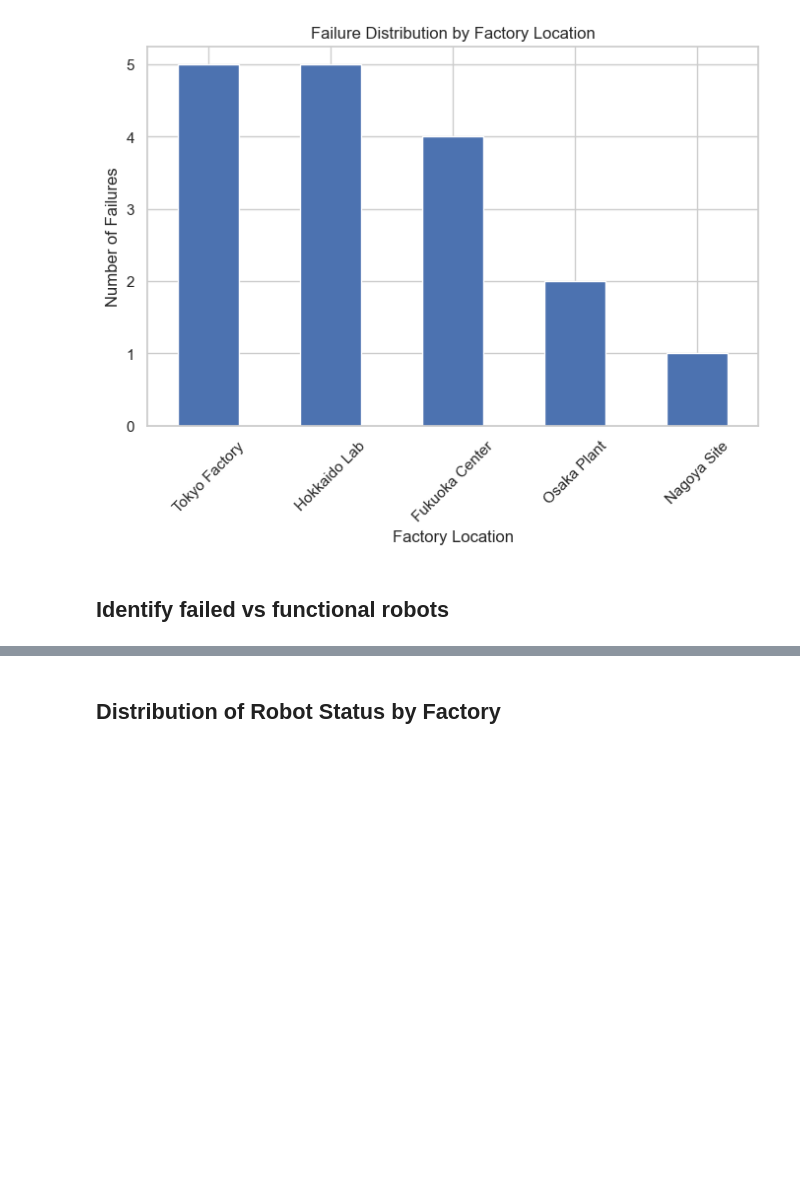
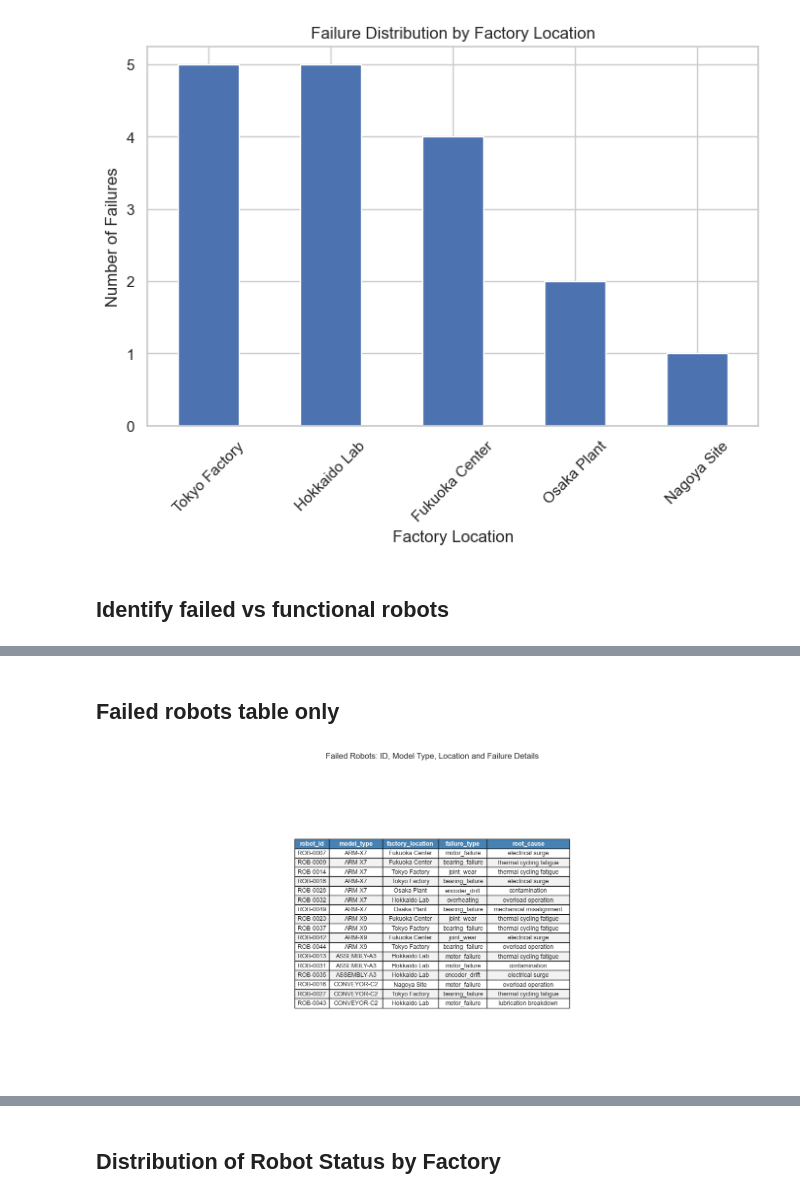
Before and after one commit to OluwamuyiwaJaiyeola/rul-predictive-maintenance, a Jupyter notebook: notebooks/01_eda.ipynb, the cells around one changed output, grey strips where cells are left out. Saved outputs shown, nothing was run; the diff lists cells and outputs as text; code cells hidden in the pictures; blank space fills up the shorter version.

```diff
--- a/notebooks/01_eda.ipynb
+++ b/notebooks/01_eda.ipynb
@@ -470,0 +719,43 @@ display(robot_status_df.head())
+# %% [markdown]
+## Failed robots table only
+# %%
+# Visualisation 2: Failed robots reference table
+
+failed_only = robot_reference[robot_reference["has_failure"] == True][
+    ["robot_id", "model_type", "factory_location", "failure_type", "root_cause"]
+].reset_index(drop=True)
+
+fig, ax = plt.subplots(figsize=(14, 7))
+ax.axis("off")
+
+table = ax.table(
+    cellText=failed_only.values,
+    colLabels=failed_only.columns,
+    cellLoc="center",
+    loc="center"
+)
+
+table.auto_set_font_size(False)
+table.set_fontsize(9)
+table.auto_set_column_width(col=list(range(len(failed_only.columns))))
+
+# Style header row
+for j in range(len(failed_only.columns)):
+    table[0, j].set_facecolor("steelblue")
+    table[0, j].set_text_props(color="white", fontweight="bold")
+
+# Alternate row colours
+for i in range(1, len(failed_only) + 1):
+    for j in range(len(failed_only.columns)):
+        if i % 2 == 0:
+            table[i, j].set_facecolor("#F2F2F2")
+
+ax.set_title("Failed Robots: ID, Model Type, Location and Failure Details",
+             fontsize=12, pad=20)
+
+plt.tight_layout()
+plt.savefig("../reports/figures/failed_robots_reference_table.png",
+            dpi=300, bbox_inches="tight")
+plt.show()
+# %% [output]
+[figure, added]
```
Also changed, not shown: parts of 12 cells of this notebook, 5 other files.
